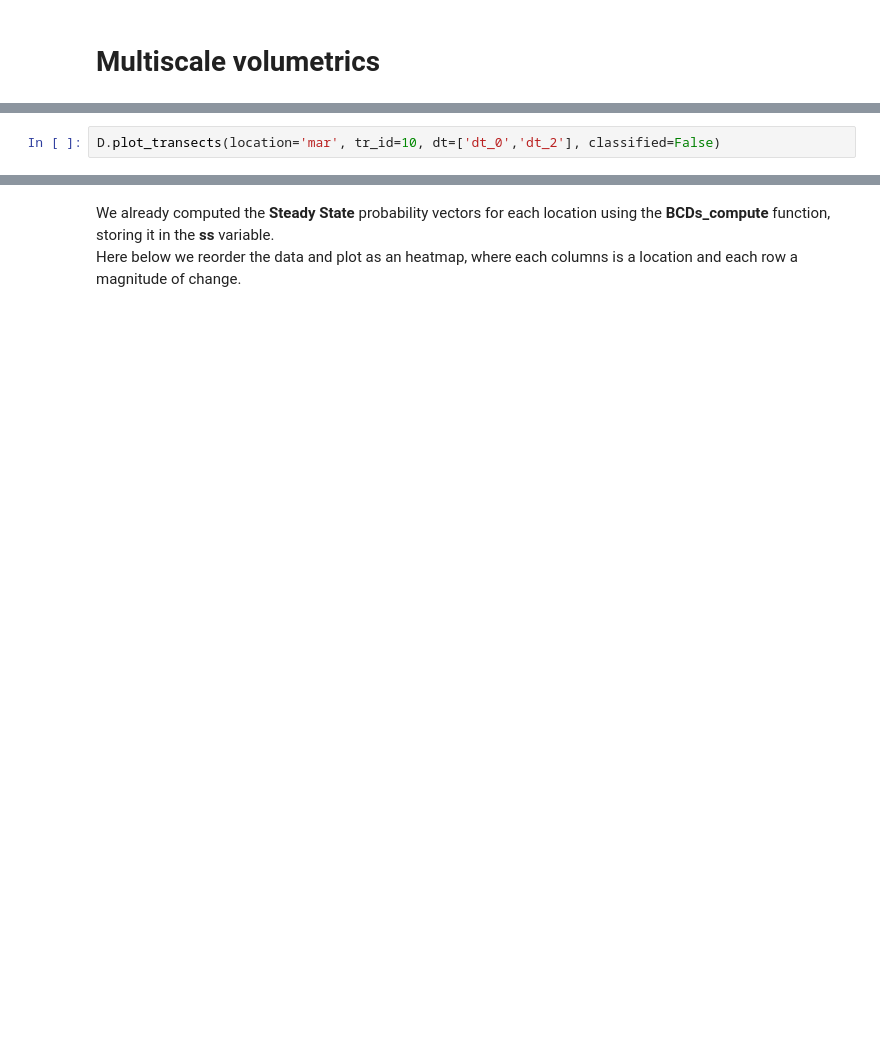
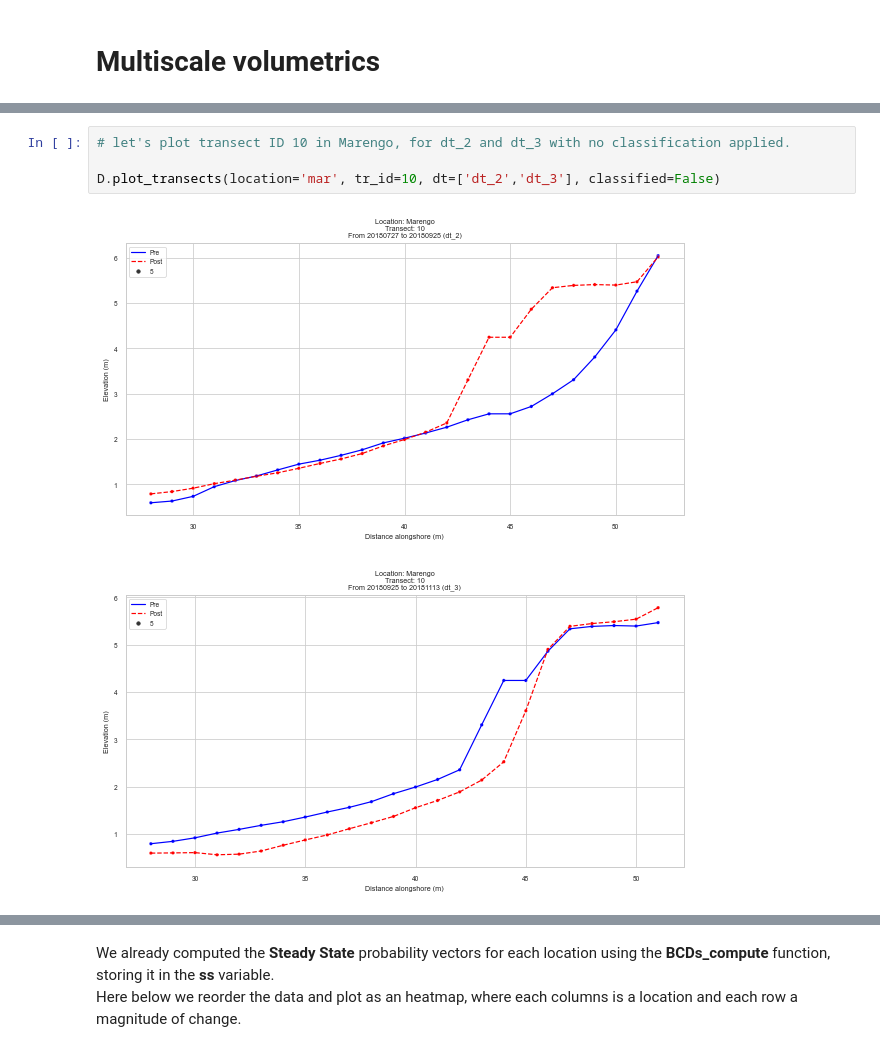
Before and after one commit to npucino/sandpyper, a Jupyter notebook: docs/notebooks/Profile dynamics.ipynb, the cells around one changed output, grey strips where cells are left out. Cells and saved outputs as stored; diff of their text form; blank space fills up the shorter version.

```diff
--- a/docs/notebooks/Profile dynamics.ipynb
+++ b/docs/notebooks/Profile dynamics.ipynb
@@ -73,3 +274,8 @@ D.compute_volumetrics(lod=D.lod_df)
 # %%
-D.plot_transects(location='mar', tr_id=10, dt=['dt_0','dt_2'], classified=False)
+# let's plot transect ID 10 in Marengo, for dt_2 and dt_3 with no classification applied.
+
+D.plot_transects(location='mar', tr_id=10, dt=['dt_2','dt_3'], classified=False)
+# %% [output]
+[figure, added]
+[figure, added]
 # %%
```
Also changed, not shown: parts of 104 cells of this notebook, 2 other files.
